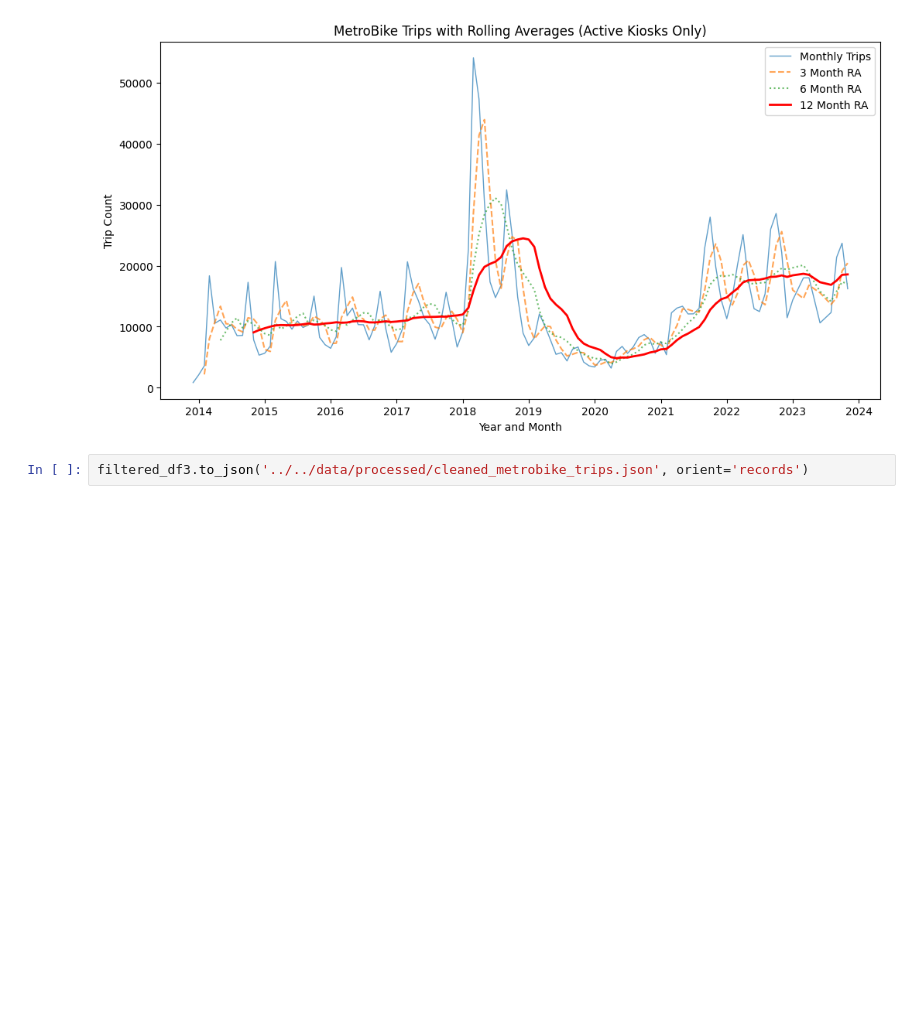
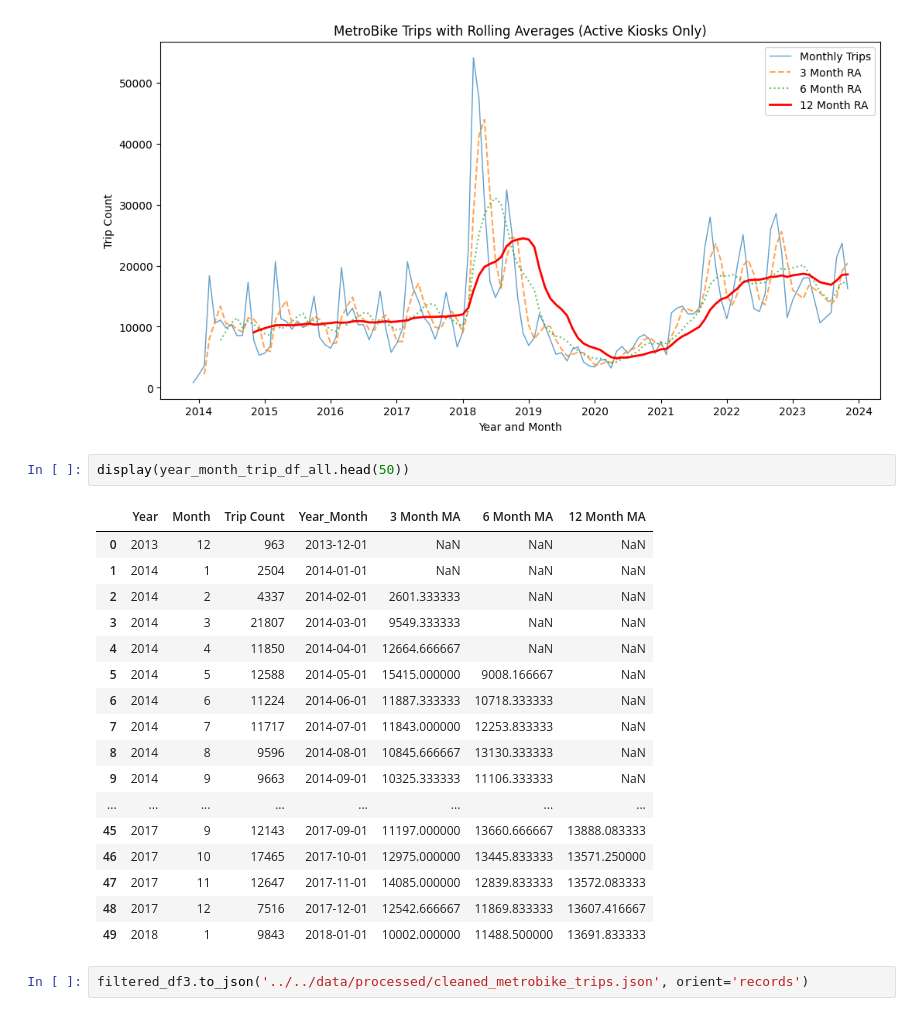
Before and after one commit to anonUnderground/openDataStories, a Jupyter notebook: src/data-processing/cleanse_data.ipynb, the cells around one changed output. Cells and saved outputs as stored; diff of their text form; blank space fills up the shorter version.

```diff
--- a/src/data-processing/cleanse_data.ipynb
+++ b/src/data-processing/cleanse_data.ipynb
@@ -292,6 +349,26 @@ plt.legend()
 plt.show()
 # %% [output]
 [figure]
+# %%
+display(year_month_trip_df_all.head(50))
+# %% [output]
+|  | Year | Month | Trip Count | Year_Month | 3 Month MA | 6 Month MA | 12 Month MA |
+| 0 | 2013 | 12 | 963 | 2013-12-01 | NaN | NaN | NaN |
+| 1 | 2014 | 1 | 2504 | 2014-01-01 | NaN | NaN | NaN |
+| 2 | 2014 | 2 | 4337 | 2014-02-01 | 2601.333333 | NaN | NaN |
+| 3 | 2014 | 3 | 21807 | 2014-03-01 | 9549.333333 | NaN | NaN |
+| 4 | 2014 | 4 | 11850 | 2014-04-01 | 12664.666667 | NaN | NaN |
+| 5 | 2014 | 5 | 12588 | 2014-05-01 | 15415.000000 | 9008.166667 | NaN |
+| 6 | 2014 | 6 | 11224 | 2014-06-01 | 11887.333333 | 10718.333333 | NaN |
+| 7 | 2014 | 7 | 11717 | 2014-07-01 | 11843.000000 | 12253.833333 | NaN |
+| 8 | 2014 | 8 | 9596 | 2014-08-01 | 10845.666667 | 13130.333333 | NaN |
+| 9 | 2014 | 9 | 9663 | 2014-09-01 | 10325.333333 | 11106.333333 | NaN |
+| ... | ... | ... | ... | ... | ... | ... | ... |
+| 45 | 2017 | 9 | 12143 | 2017-09-01 | 11197.000000 | 13660.666667 | 13888.083333 |
+| 46 | 2017 | 10 | 17465 | 2017-10-01 | 12975.000000 | 13445.833333 | 13571.250000 |
+| 47 | 2017 | 11 | 12647 | 2017-11-01 | 14085.000000 | 12839.833333 | 13572.083333 |
+| 48 | 2017 | 12 | 7516 | 2017-12-01 | 12542.666667 | 11869.833333 | 13607.416667 |
+| 49 | 2018 | 1 | 9843 | 2018-01-01 | 10002.000000 | 11488.500000 | 13691.833333 |
 # %%
 filtered_df3.to_json('../../data/processed/cleaned_metrobike_trips.json', orient='records')
 # %%
```
Also changed, not shown: parts of 4 cells of this notebook, 4 other files.
